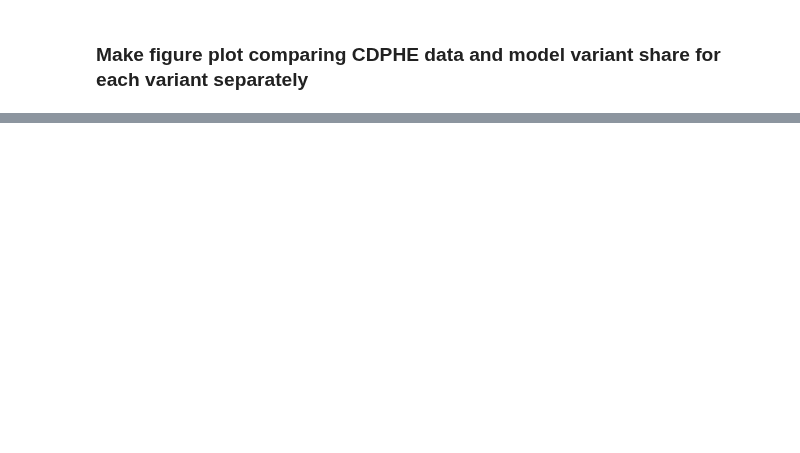
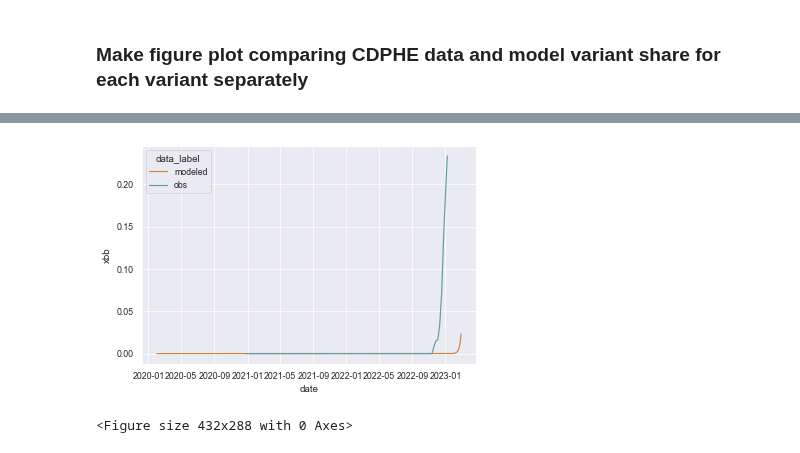
Before and after one commit to CSPH-COVID/covid-models, a Jupyter notebook: covid_model/model_dev_qc/variants/variant_share_qc.ipynb, the cells around one changed output, grey strips where cells are left out. Drawn from its saved outputs; the diff is of its cells as text; code cells hidden in the pictures; blank space fills up the shorter version.

Commit message:
XBB Variant Inclusion & seed + changing 'emv' to 'bq'

```diff
--- a/covid_model/model_dev_qc/variants/variant_share_qc.ipynb
+++ b/covid_model/model_dev_qc/variants/variant_share_qc.ipynb
@@ -41,8 +41,8 @@ seeds = [
     {"param": "ba2_seed", "attrs": None, "vals": {"2020-01-01": 0,"2021-12-30": 8.7,"2022-01-08": 4.4,"2022-01-10": 0}, "desc": "5 BA.2 seeds are planted each day starting December 23rd, 2021 and ending February 2nd, 2022"},
     {"param": "ba2121_seed", "attrs": None, "vals": {"2020-01-01": 0,"2022-01-25": 5.2,"2022-01-26": 0}, "desc": "5 BA.2.12.1 seeds are planted each day starting February 27th, 2022 and ending April 8th, 2022"},
     {"param": "ba45_seed", "attrs": None, "vals": {"2020-01-01": 0,"2022-03-15": 4.4,"2022-03-25": 0}, "desc": "5 BA.4/5 seeds are planted each day started April 5th, 2022 and ending May 15, 2022"},
-    {"param": "bq_seed", "attrs":  None, "vals":  {"2020-01-01": 0,"2022-07-30": 4.4,"2022-10-25": 0}, "desc": "baseline Variant X seeding value for scenarios"},
-    {"param": "xbb_seed", "attrs":  None, "vals":  {"2020-01-01": 0,"2022-09-25": 0.87 ,"2022-10-25": 0}}
+    {"param": "bq_seed", "attrs":  None, "vals":  {"2020-01-01": 0,"2022-07-15": 4.4,"2022-07-17": 0}, "desc": "baseline Variant X seeding value for scenarios"},
+    {"param": "xbb_seed", "attrs":  None, "vals":  {"2020-01-01": 0,"2022-08-15": 5.2 ,"2023-02-15": 0}}
      ]
 
 model_args = {
@@ -179,7 +234,9 @@ colors = ['peru', 'cadetblue']
 sns.set_palette(sns.color_palette(colors))
 legend_texts = ['Modeled', 'Observed']
 # %%
-plot = sns.lineplot(data=all_data, x='date', y='bq', hue="data_label", palette=colors)
+plot = sns.lineplot(data=all_data, x='date', y='xbb', hue="data_label", palette=colors)
+# %% [output]
+[figure, added]
 # %%
 # Plot and save figure for each variant comparison
 # ***Note: This will not show the plots in the jupyter notebook, but rather output them to you *main* directory
@@ -192,3 +249,5 @@ for col in all_data:
     plot.legend(h,l, loc=0, borderaxespad=0.,title='Data Source' ,fontsize=10)
     plot.get_figure().savefig(f"{col}_variant_share.png", dpi=300, bbox_inches = "tight")
     plt.clf()
+# %% [output]
+<Figure size 432x288 with 0 Axes>
```
Also changed, not shown: parts of 11 cells of this notebook, 2 other files.
